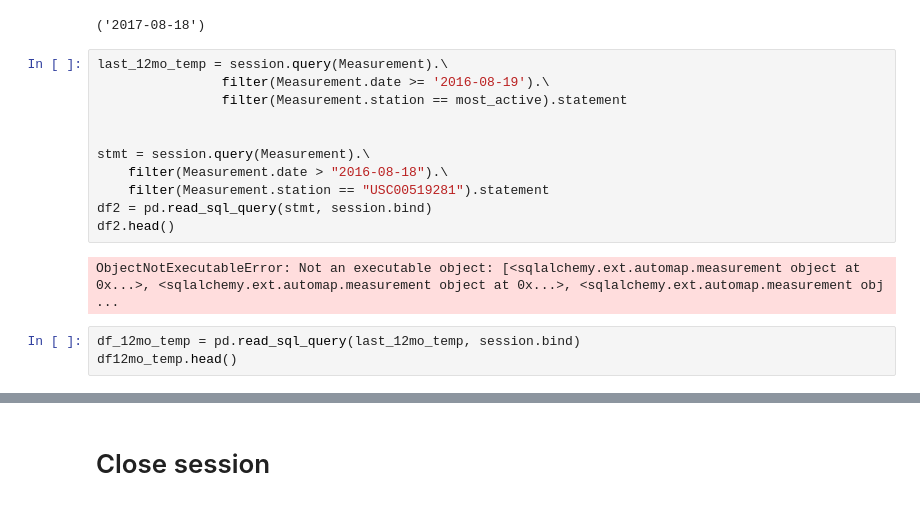
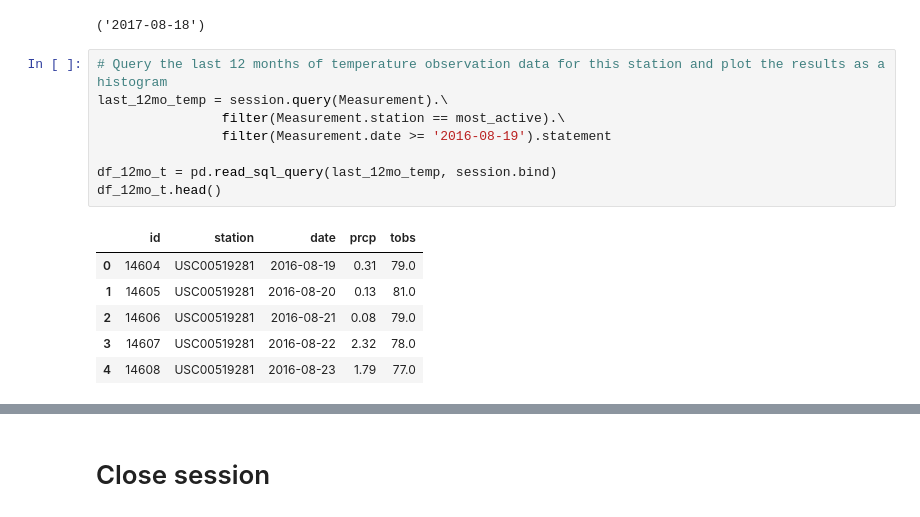
Before and after one commit to Nunez77/sqlalchemy-challenge, a Jupyter notebook: climate_starter.ipynb, the cells around one changed output, grey strips where cells are left out. Cells and saved outputs as stored; diff of their text form.

```diff
--- a/climate_starter.ipynb
+++ b/climate_starter.ipynb
@@ -142,19 +142,18 @@ most_recent_date = session.query(Measurement.date).\
 most_recent_date
 # %% [output]
 ('2017-08-18')
-# %%
-last_12mo_temp = session.query(Measurement).\
-                filter(Measurement.date >= '2016-08-19').\
-                filter(Measurement.station == most_active).statement
-
-
-stmt = session.query(Measurement).\
-    filter(Measurement.date > "2016-08-18").\
-    filter(Measurement.station == "USC00519281").statement
-df2 = pd.read_sql_query(stmt, session.bind)
-df2.head()
-# %% [output]
-ObjectNotExecutableError: Not an executable object: [<sqlalchemy.ext.automap.measurement object at 0x...>, <sqlalchemy.ext.automap.measurement object at 0x...>, <sqlalchemy.ext.automap.measurement obj ...
-# %%
-df_12mo_temp = pd.read_sql_query(last_12mo_temp, session.bind)
-df12mo_temp.head()
+# %%
+# Query the last 12 months of temperature observation data for this station and plot the results as a histogram
+last_12mo_temp = session.query(Measurement).\
+                filter(Measurement.station == most_active).\
+                filter(Measurement.date >= '2016-08-19').statement
+
+df_12mo_t = pd.read_sql_query(last_12mo_temp, session.bind)
+df_12mo_t.head()
+# %% [output]
+|  | id | station | date | prcp | tobs |
+| 0 | 14604 | USC00519281 | 2016-08-19 | 0.31 | 79.0 |
+| 1 | 14605 | USC00519281 | 2016-08-20 | 0.13 | 81.0 |
+| 2 | 14606 | USC00519281 | 2016-08-21 | 0.08 | 79.0 |
+| 3 | 14607 | USC00519281 | 2016-08-22 | 2.32 | 78.0 |
+| 4 | 14608 | USC00519281 | 2016-08-23 | 1.79 | 77.0 |
```
Also changed, not shown: parts of 1 cell of this notebook.
